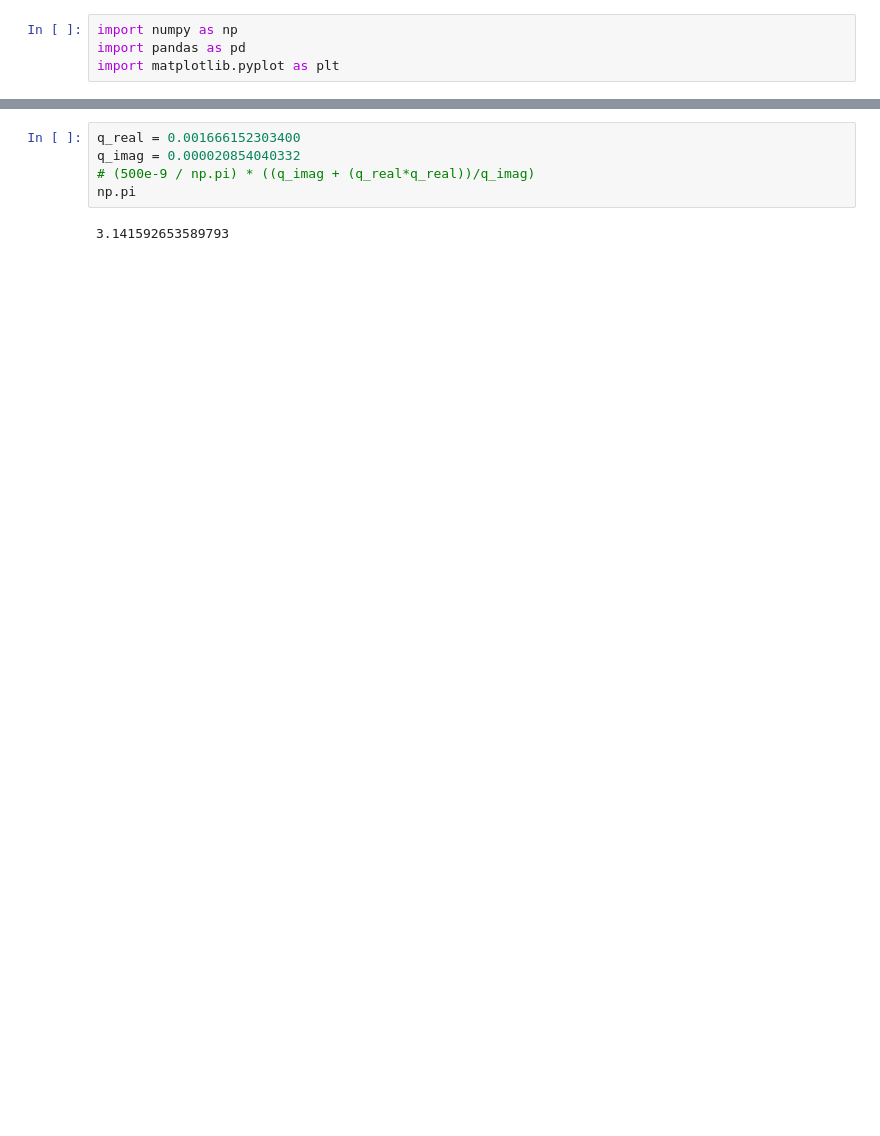
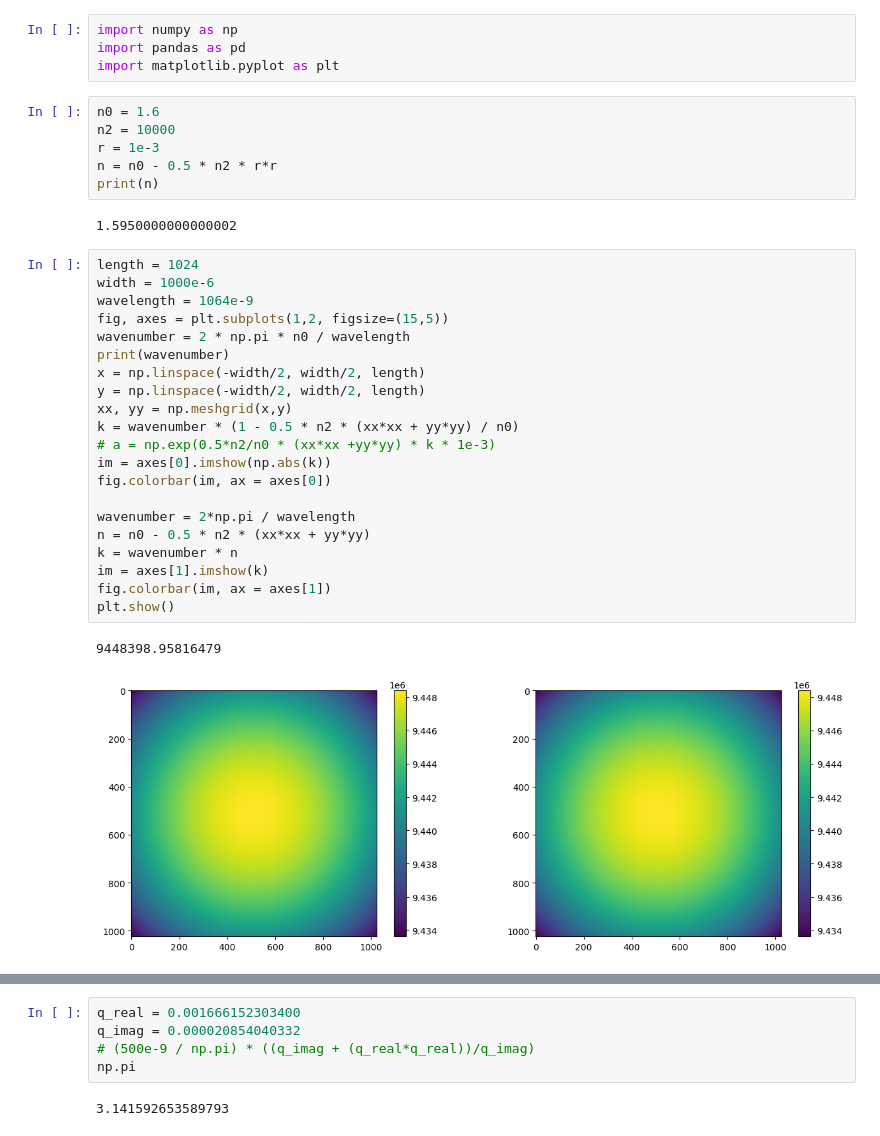
Before and after one commit to kskarthiksk/gaussian_duct_1, a Jupyter notebook: graph.ipynb, the cells around one changed output, grey strips where cells are left out. Cells and saved outputs as stored; diff of their text form; blank space fills up the shorter version.

```diff
--- a/graph.ipynb
+++ b/graph.ipynb
@@ -2,3 +2,35 @@
 import numpy as np
 import pandas as pd
 import matplotlib.pyplot as plt
+# %%
+n0 = 1.6
+n2 = 10000
+r = 1e-3
+n = n0 - 0.5 * n2 * r*r
+print(n)
+# %% [output]
+1.5950000000000002
+# %%
+length = 1024
+width = 1000e-6
+wavelength = 1064e-9
+fig, axes = plt.subplots(1,2, figsize=(15,5))
+wavenumber = 2 * np.pi * n0 / wavelength
+print(wavenumber)
+x = np.linspace(-width/2, width/2, length)
+y = np.linspace(-width/2, width/2, length)
+xx, yy = np.meshgrid(x,y)
+k = wavenumber * (1 - 0.5 * n2 * (xx*xx + yy*yy) / n0)
+# a = np.exp(0.5*n2/n0 * (xx*xx +yy*yy) * k * 1e-3)
+im = axes[0].imshow(np.abs(k))
+fig.colorbar(im, ax = axes[0])
+
+wavenumber = 2*np.pi / wavelength
+n = n0 - 0.5 * n2 * (xx*xx + yy*yy)
+k = wavenumber * n
+im = axes[1].imshow(k)
+fig.colorbar(im, ax = axes[1])
+plt.show()
+# %% [output]
+9448398.95816479
+[figure, added]
```
Also changed, not shown: parts of 23 cells of this notebook, 6 other files.
